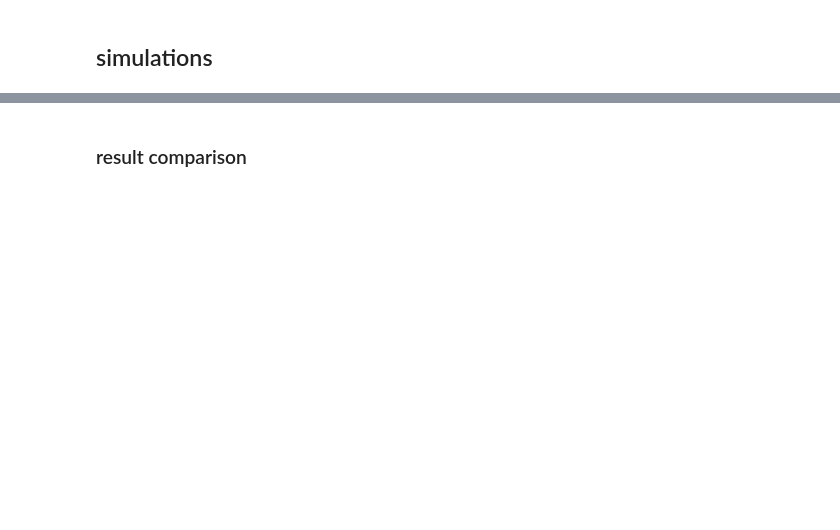
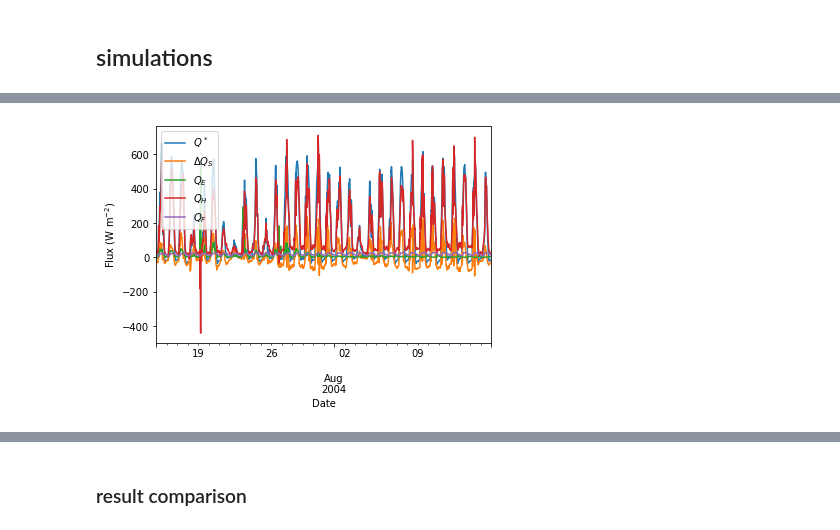
Before and after one commit to gusbacos/SUEWS_DB_Typology_test, a Jupyter notebook: code/test-torgg.ipynb, the cells around one changed output, grey strips where cells are left out. Drawn from its saved outputs; the diff is of its cells as text; code cells hidden in the pictures; blank space fills up the shorter version.

```diff
--- a/code/test-torgg.ipynb
+++ b/code/test-torgg.ipynb
@@ -55,0 +106,19 @@ NameError: name 'df_forcing' is not defined
+# %%
+#Run with SS and EHC
+# modify the depth of the wall layers
+ar_depth = np.repeat(np.array([[0.087, 0.0497, 0.0497, 0.001, 0.001]]), 3, axis=0).flatten()
+df_state_base.loc[:, "dz_wall"] = ar_depth
+
+# modify the heat capacity of the wall layers
+ar_cp = np.repeat(np.array([[1.047, 1.5, 1.5, 1.2, 1.2]])*1e6, 3, axis=0).flatten()
+df_state_base.loc[:, "cp_wall"] = ar_cp
+
+# modify the thermal conductivity of the wall layers
+ar_k = np.repeat(np.array([[0.761, 0.93, 0.93, 0.63, 0.63]]) , 3, axis=0).flatten()
+df_state_base.loc[:, "k_wall"] = ar_k
+
+# modify the depth of the vertical layers
+ar_depth = np.repeat(np.array([[0.1, 0.1, 0.5, 2, 3]]), 7, axis=0).flatten()
+df_state_base.loc[:, "dz_surf"] = ar_depth
+
+df_output_ehcss, df_state_ehcss_final = sp.run_supy(df_forcing, df_state_base)
@@ -55,0 +135,30 @@ NameError: name 'df_forcing' is not defined
+# %%
+#df_output_base.head()
+df_output_ehcss_suews = df_output_ehcss['SUEWS']
+dict_var_disp = {
+    'QN': '$Q^*$',
+    'QS': r'$\Delta Q_S$',
+    'QE': '$Q_E$',
+    'QH': '$Q_H$',
+    'QF': '$Q_F$',
+    'Kdown': r'$K_{\downarrow}$',
+    'Kup': r'$K_{\uparrow}$',
+    'Ldown': r'$L_{\downarrow}$',
+    'Lup': r'$L_{\uparrow}$',
+    'Rain': '$P$',
+    'Irr': '$I$',
+    'Evap': '$E$',
+    'RO': '$R$',
+    'TotCh': '$\Delta S$',
+}
+ax_output = df_output_ehcss_suews\
+    .loc[1]\
+    .loc['2004 7 15':'2004 8 15',
+         ['QN', 'QS', 'QE', 'QH', 'QF']]\
+    .rename(columns=dict_var_disp)\
+    .plot()
+_ = ax_output.set_xlabel('Date')
+_ = ax_output.set_ylabel('Flux ($ \mathrm{W \ m^{-2}}$)')
+_ = ax_output.legend()
+# %% [output]
+[figure, added]
```
Also changed, not shown: parts of 14 cells of this notebook, 2 other files.
